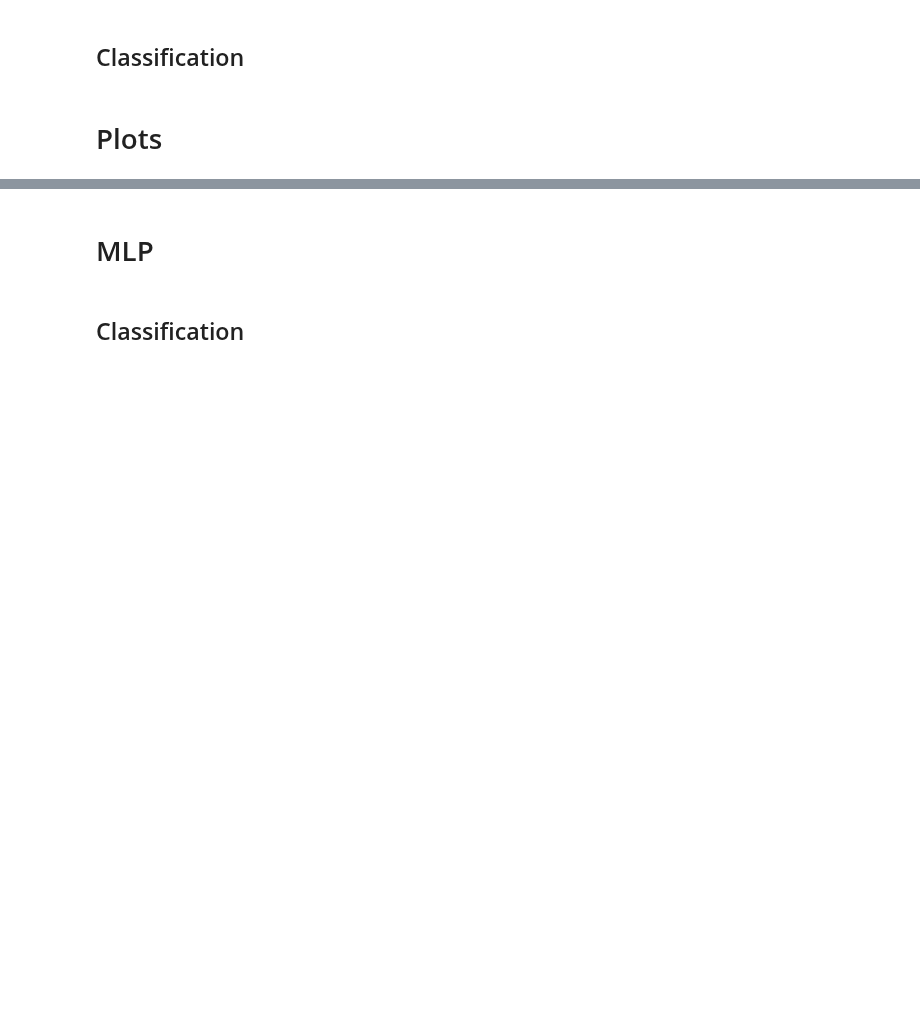
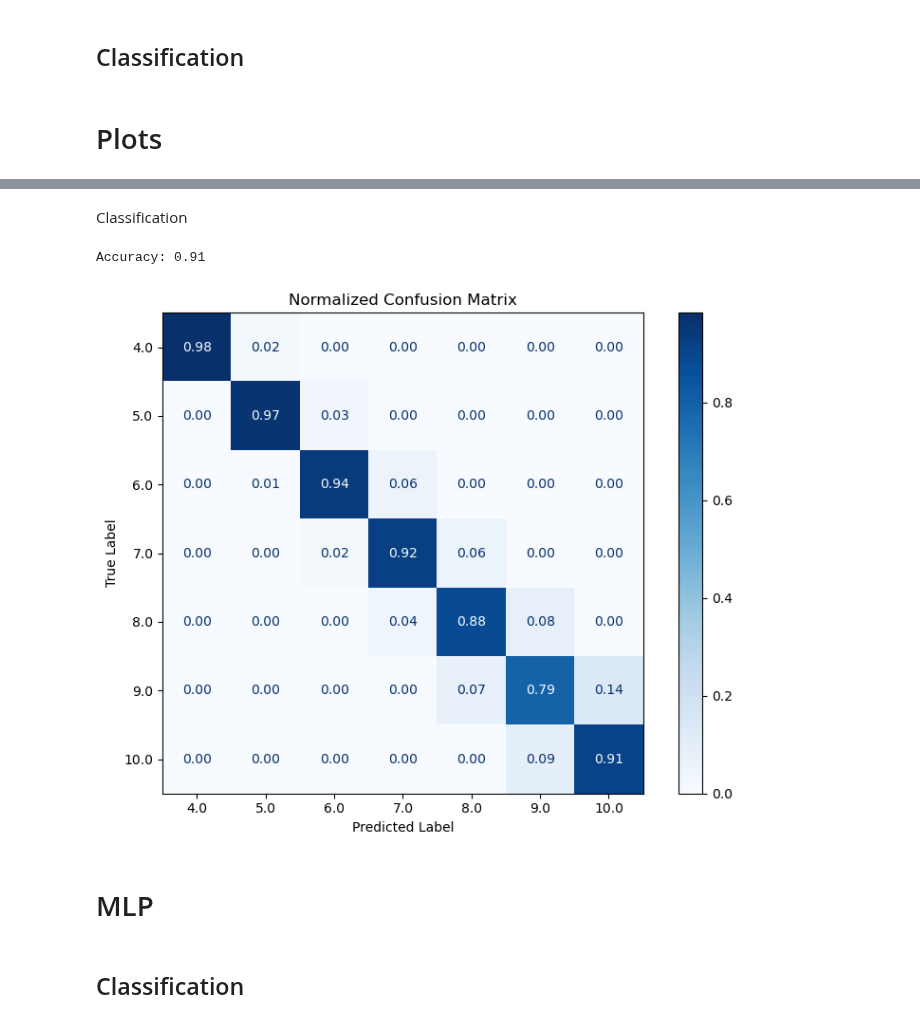
Before and after one commit to josephko91/ice3d, a Jupyter notebook: notebooks/31-torch-model-val.ipynb, the cells around one changed output, grey strips where cells are left out. Cells and saved outputs as stored; diff of their text form; code cells hidden in the pictures; blank space fills up the shorter version.

```diff
--- a/notebooks/31-torch-model-val.ipynb
+++ b/notebooks/31-torch-model-val.ipynb
@@ -207,0 +275,23 @@ Processing batch 821 out of 821...
+# %%
+loader = dm.test_dataloader()
+all_preds = []
+all_targets = []
+n_batches = 20  # Number of batches to process
+# Run inference on the test data and print progress
+with torch.no_grad():
+    total_batches = len(loader)
+    for i, batch in enumerate(loader):
+        if i % print_frq == 0:
+            print(f"Processing batch {i + 1} out of {total_batches}...")
+        features, targets = batch
+        features = features.to(device)
+        targets = targets.to(device)
+        preds = model(features)
+        all_preds.append(preds.cpu().numpy())
+        all_targets.append(targets.cpu().numpy())
+# Concatenate all predictions and targets
+all_preds = np.concatenate(all_preds, axis=0)
+all_targets = np.concatenate(all_targets, axis=0)
+
+# Convert model outputs to predicted class indices
+pred_labels = np.argmax(all_preds, axis=1)
@@ -259,3 +459,26 @@ print("MAE for sa_eff:", mae)
+# %% [markdown]
+Classification
+# %%
+# Compute accuracy
+from sklearn.metrics import accuracy_score
+accuracy = accuracy_score(all_targets, pred_labels)
+print(f'Accuracy: {accuracy:.2f}')
+
+# Compute confusion matrix
+from sklearn.metrics import ConfusionMatrixDisplay, confusion_matrix
+cm = confusion_matrix(all_targets, pred_labels, normalize='true')
+class_labels = list(class_to_idx.keys())
+disp = ConfusionMatrixDisplay(confusion_matrix=cm, display_labels=class_labels)
+fig, ax = plt.subplots(figsize=(8, 6))
+disp.plot(cmap=plt.cm.Blues, ax=ax, values_format=".2f")
+plt.title("Normalized Confusion Matrix")
+plt.xlabel("Predicted Label")
+plt.ylabel("True Label")
+plt.tight_layout()
+plt.show()
+# %% [output]
+Accuracy: 0.91
+[figure, added]
 # %% [markdown]
 # MLP
 # %% [markdown]
```
Also changed, not shown: parts of 18 cells of this notebook, 35 other files.
